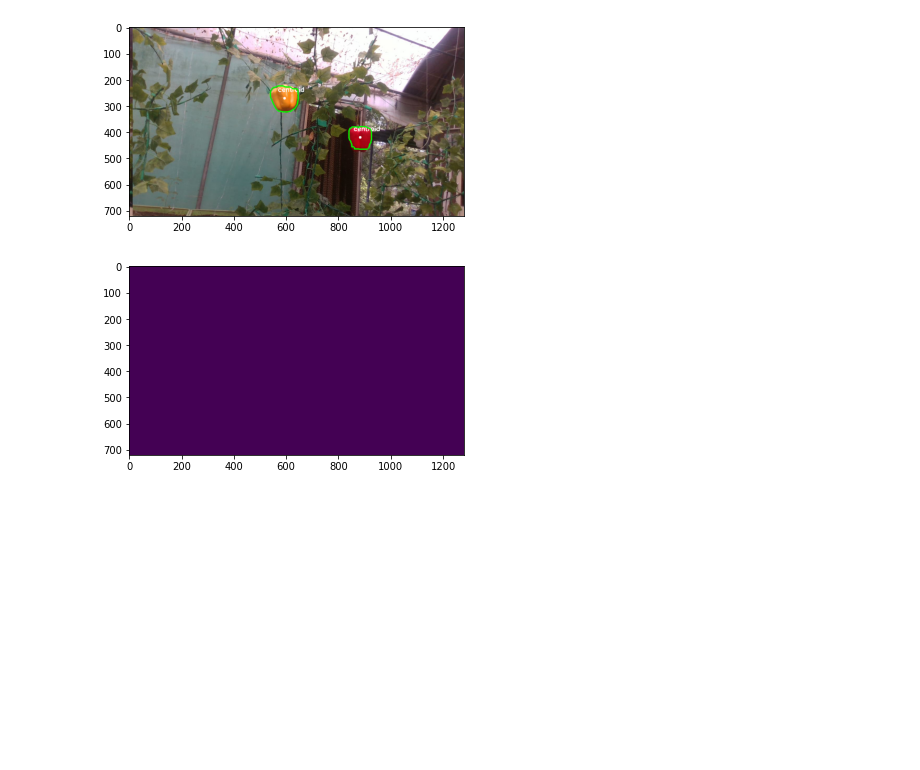
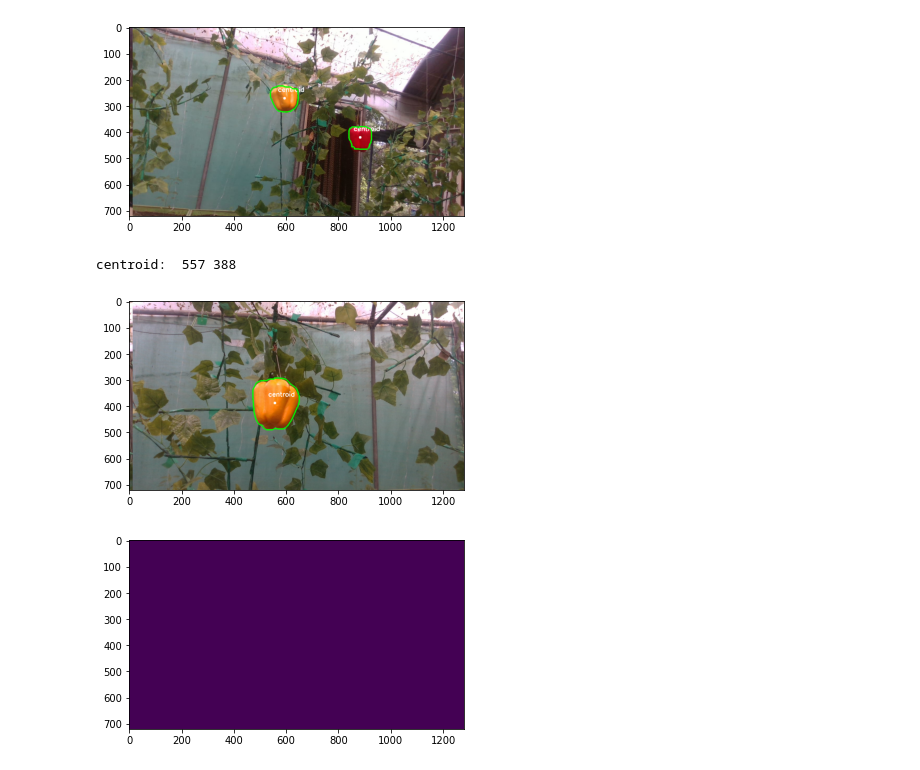
Before and after one commit to Binbasri-in/eyrc22_KB_2668, a Jupyter notebook: task2.2/opencv1.ipynb, the cells around one changed output. Saved outputs shown, nothing was run; the diff lists cells and outputs as text; code cells hidden in the pictures; blank space fills up the shorter version.

```diff
--- a/task2.2/opencv1.ipynb
+++ b/task2.2/opencv1.ipynb
@@ -145,8 +145,7 @@ plt.show()
 # %%
 # function to do the image processing for any image
 def process_image(image):
-    # convert the image to RGB
-    image = cv2.cvtColor(image, cv2.COLOR_BGR2RGB)
+
     # convert the image to HSV
     hsv = cv2.cvtColor(image, cv2.COLOR_RGB2HSV)
 
@@ -277,6 +276,14 @@ plt.imshow(img)
 plt.show()
 # %% [output]
 [figure]
+# %%
+img = cv2.imread('original13.png')
+img = process_image(img)
+plt.imshow(img)
+plt.show()
+# %% [output]
+centroid:  557 388
+[figure, added]
 # %%
 def process_image(img):
     # convert the image to RGB
```
Also changed, not shown: 2 other files.
